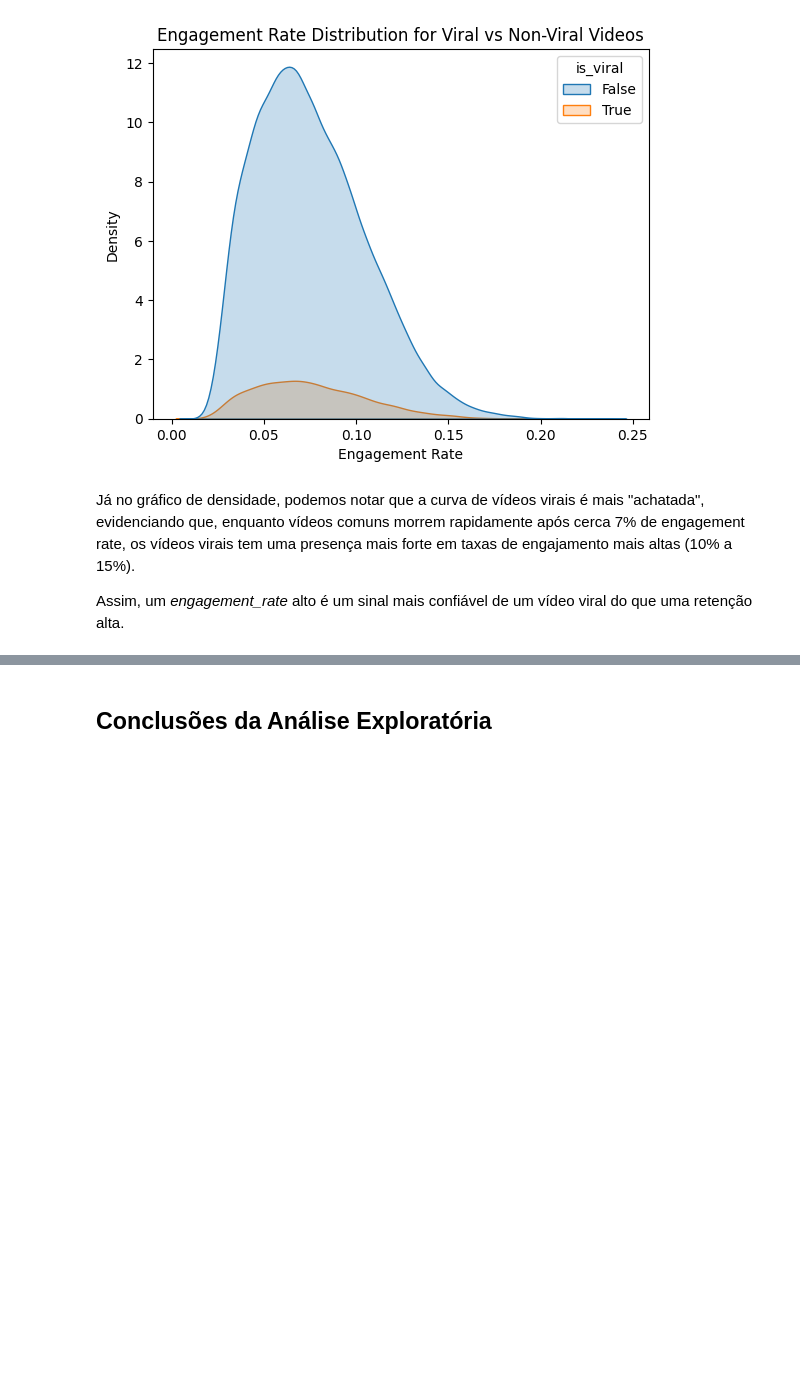
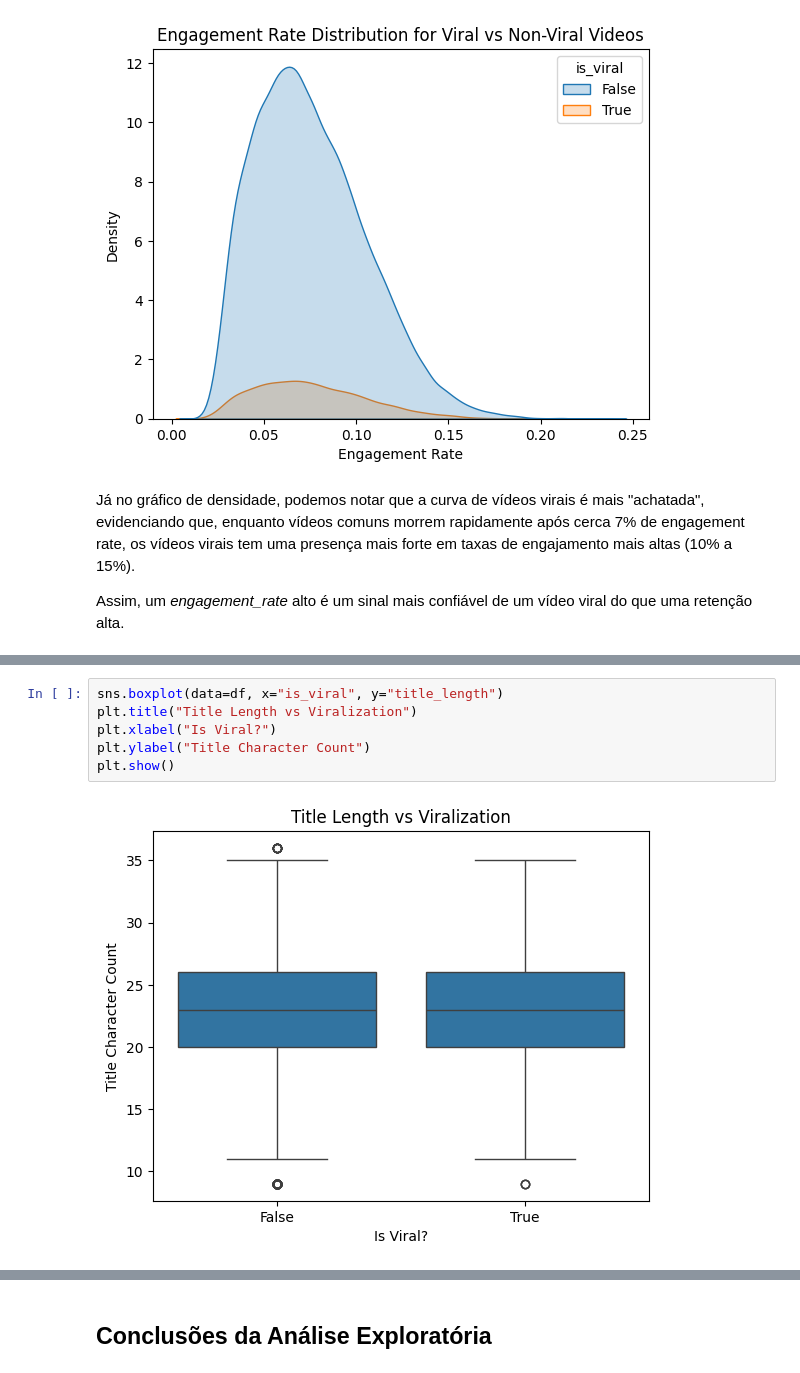
Before and after one commit to jonathasAJ/ai-content-platform, a Jupyter notebook: notebooks/01_eda.ipynb, the cells around one changed output, grey strips where cells are left out. Saved outputs shown, nothing was run; the diff lists cells and outputs as text; blank space fills up the shorter version.

```diff
--- a/notebooks/01_eda.ipynb
+++ b/notebooks/01_eda.ipynb
@@ -465,0 +488,8 @@ Assim, um *engagement_rate* alto é um sinal mais confiável de um vídeo viral
+# %%
+sns.boxplot(data=df, x="is_viral", y="title_length")
+plt.title("Title Length vs Viralization")
+plt.xlabel("Is Viral?")
+plt.ylabel("Title Character Count")
+plt.show()
+# %% [output]
+[figure, added]
```
Also changed, not shown: parts of 11 cells of this notebook.
